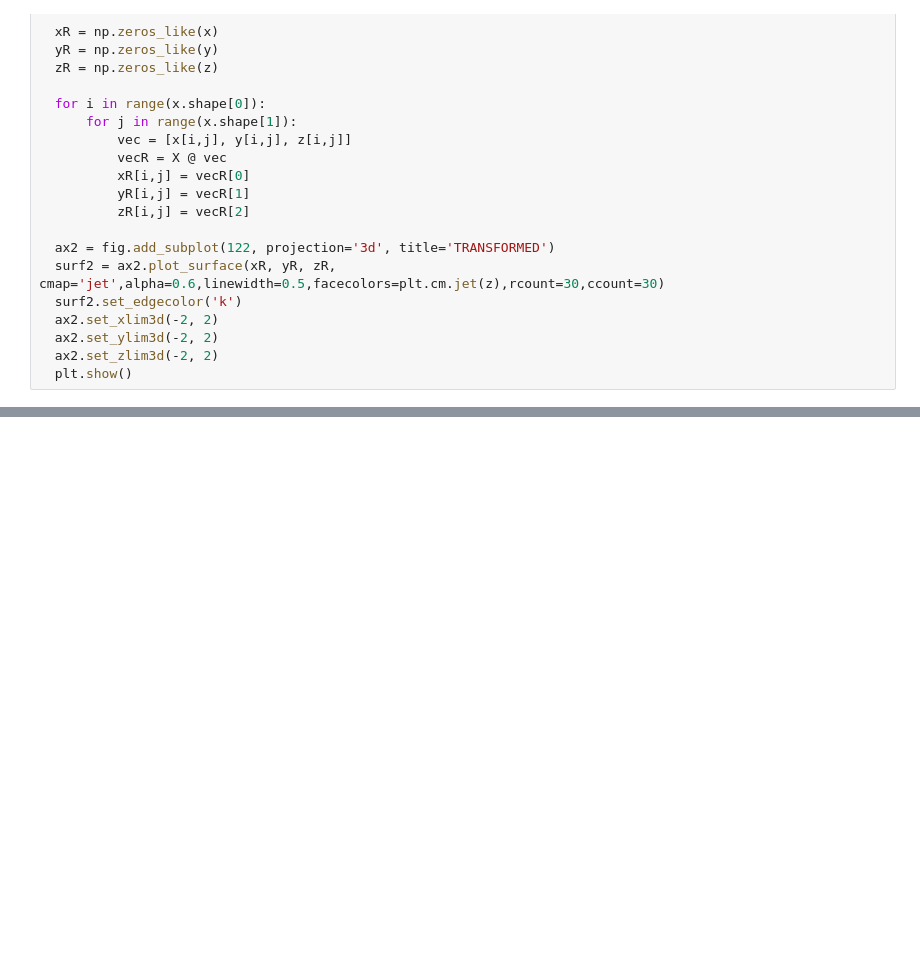
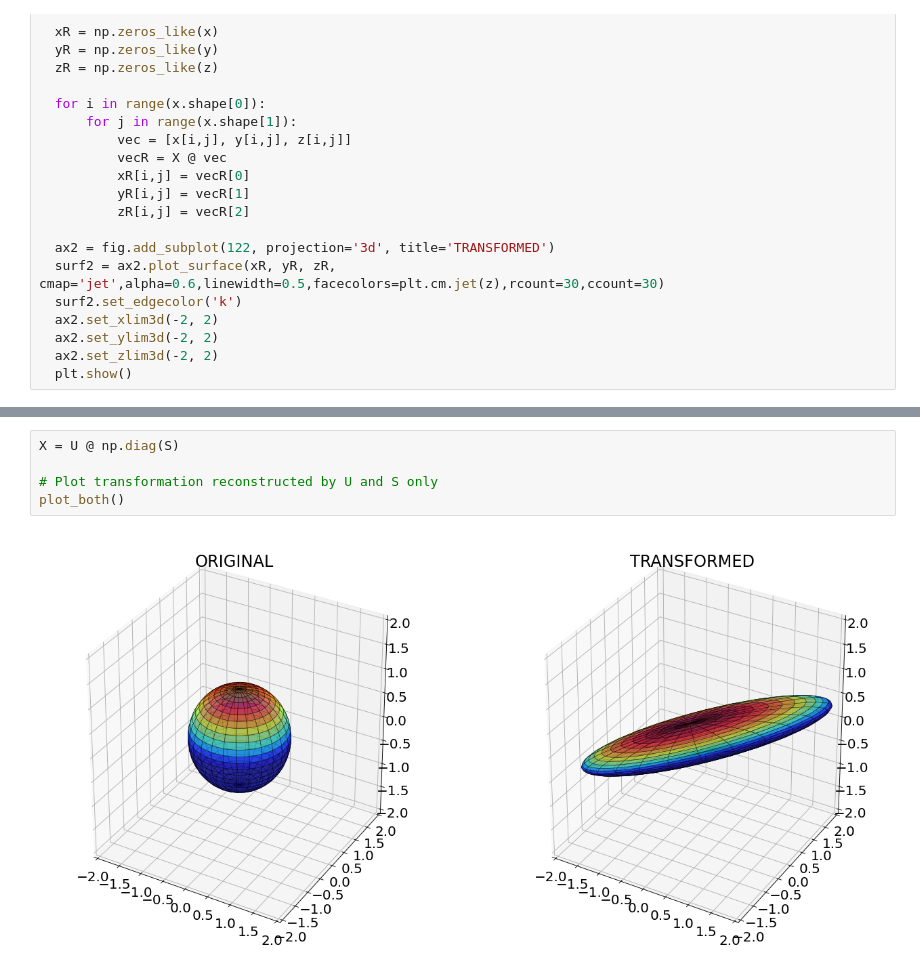
Before and after one commit to ml-ninja/Data_Driven_Science_Python_Demos, a Jupyter notebook: CH01/CH01_SEC03_Rotation.ipynb, the cells around one changed output, grey strips where cells are left out. Saved outputs shown, nothing was run; the diff lists cells and outputs as text; blank space fills up the shorter version.

```diff
--- a/CH01/CH01_SEC03_Rotation.ipynb
+++ b/CH01/CH01_SEC03_Rotation.ipynb
@@ -90 +90,8 @@ plot_both()
+# %%
+X = U @ np.diag(S)
+
+# Plot transformation reconstructed by U and S only
+plot_both()
+# %% [output]
+[figure, added]
 # %%
```
Also changed, not shown: parts of 4 cells of this notebook.
